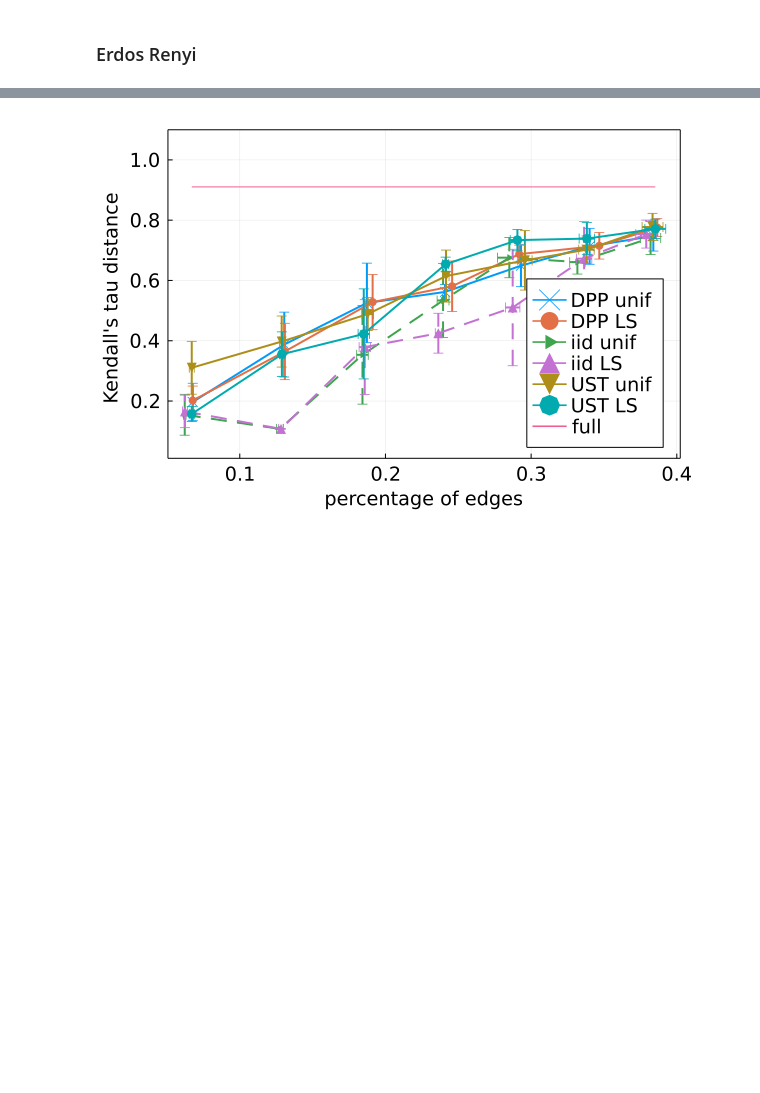
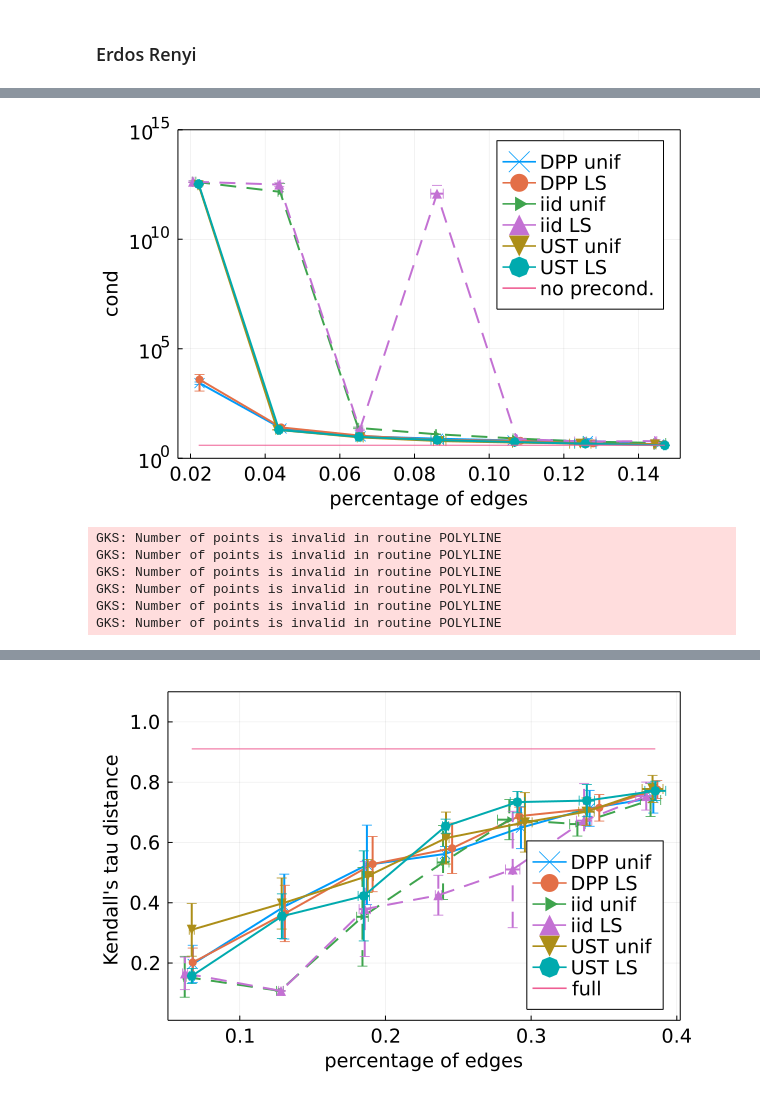
Before and after one commit to For-a-few-DPPs-more/MagneticLaplacianSparsifier.jl, a Jupyter notebook: notebooks/syncrank.ipynb, the cells around one changed output, grey strips where cells are left out. Saved outputs shown, nothing was run; the diff lists cells and outputs as text; code cells hidden in the pictures; blank space fills up the shorter version.

```diff
--- a/notebooks/syncrank.ipynb
+++ b/notebooks/syncrank.ipynb
@@ -34,0 +71,13 @@ D_all = benchmark_syncrank(meta_g,planted_score, n_batch, n_rep, rng);
+# %%
+metric= "cond_nb" #"spear" #"tau" #"err"
+y_limits = (1, 1e15)
+legendposition=:topright
+plot_comparison_sync(metric,D_all,y_limits;legendposition)
+# %% [output]
+[figure, added]
+GKS: Number of points is invalid in routine POLYLINE
+GKS: Number of points is invalid in routine POLYLINE
+GKS: Number of points is invalid in routine POLYLINE
+GKS: Number of points is invalid in routine POLYLINE
+GKS: Number of points is invalid in routine POLYLINE
+GKS: Number of points is invalid in routine POLYLINE
```
Also changed, not shown: parts of 7 cells of this notebook, 8 other files.
